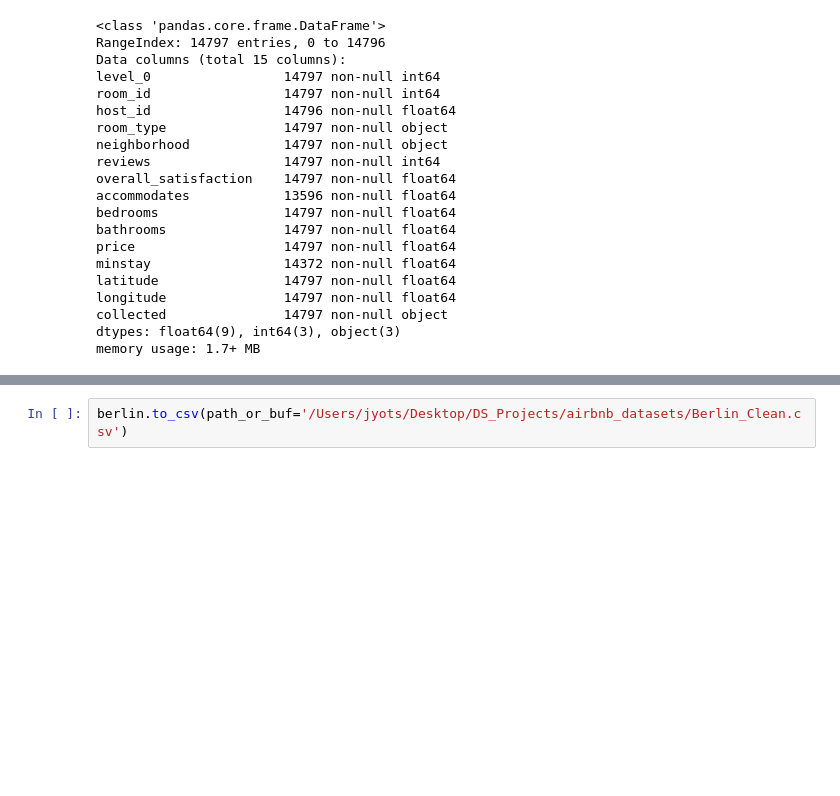
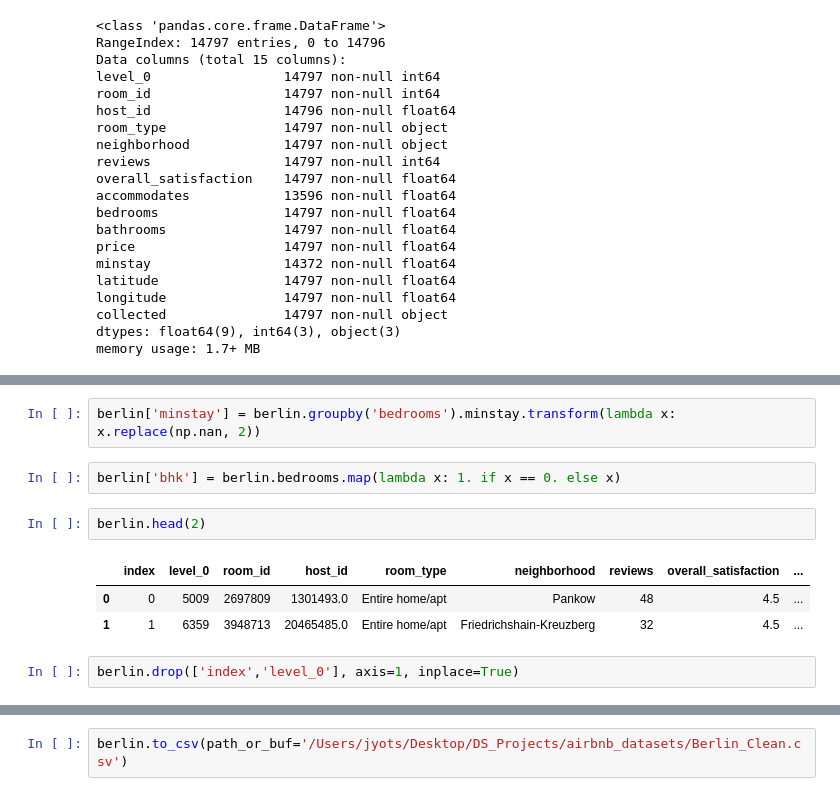
Before and after one commit to Jyojha/DS_Projects, a Jupyter notebook: Berlin_EDA.ipynb, the cells around one changed output, grey strips where cells are left out. Drawn from its saved outputs; the diff is of its cells as text; blank space fills up the shorter version.

```diff
--- a/Berlin_EDA.ipynb
+++ b/Berlin_EDA.ipynb
@@ -186,0 +194,12 @@ memory usage: 1.7+ MB
+# %%
+berlin['minstay'] = berlin.groupby('bedrooms').minstay.transform(lambda x: x.replace(np.nan, 2))
+# %%
+berlin['bhk'] = berlin.bedrooms.map(lambda x: 1. if x == 0. else x)
+# %%
+berlin.head(2)
+# %% [output]
+|  | index | level_0 | room_id | host_id | room_type | neighborhood | reviews | overall_satisfaction | ... |
+| 0 | 0 | 5009 | 2697809 | 1301493.0 | Entire home/apt | Pankow | 48 | 4.5 | ... |
+| 1 | 1 | 6359 | 3948713 | 20465485.0 | Entire home/apt | Friedrichshain-Kreuzberg | 32 | 4.5 | ... |
+# %%
+berlin.drop(['index','level_0'], axis=1, inplace=True)
```
Also changed, not shown: parts of 5 cells of this notebook.
